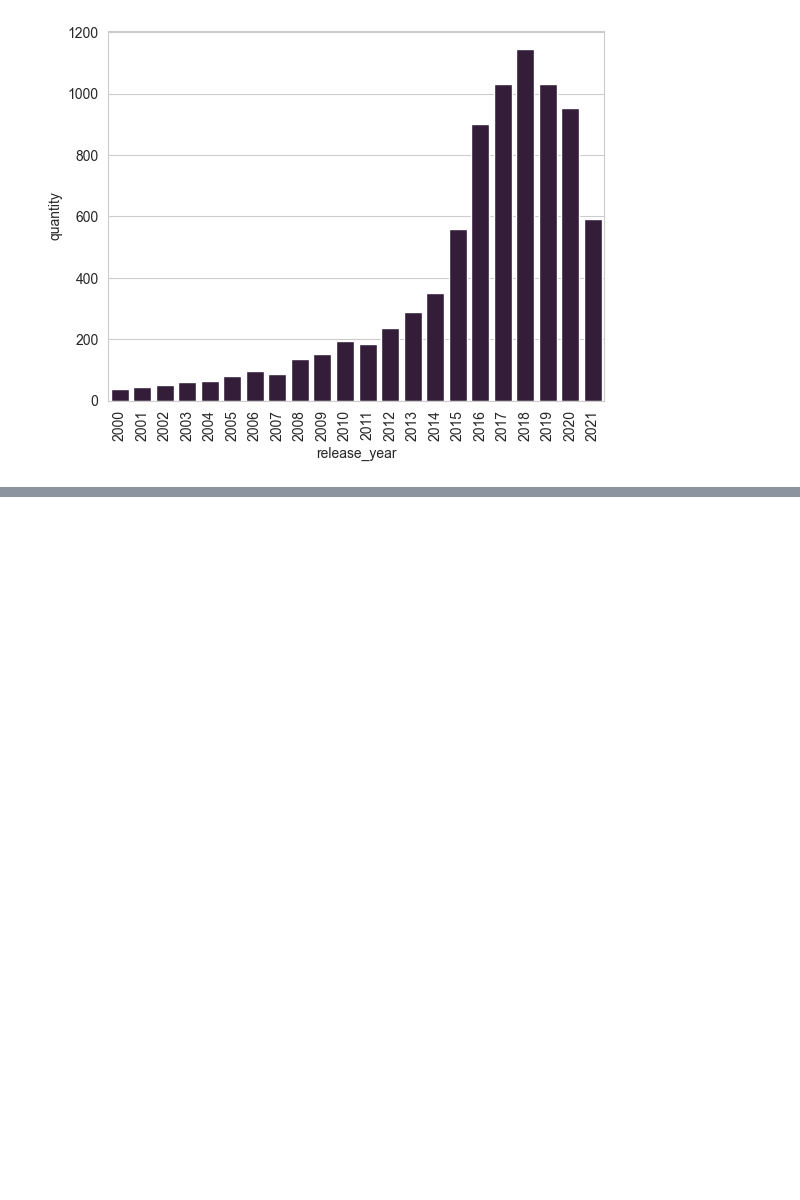
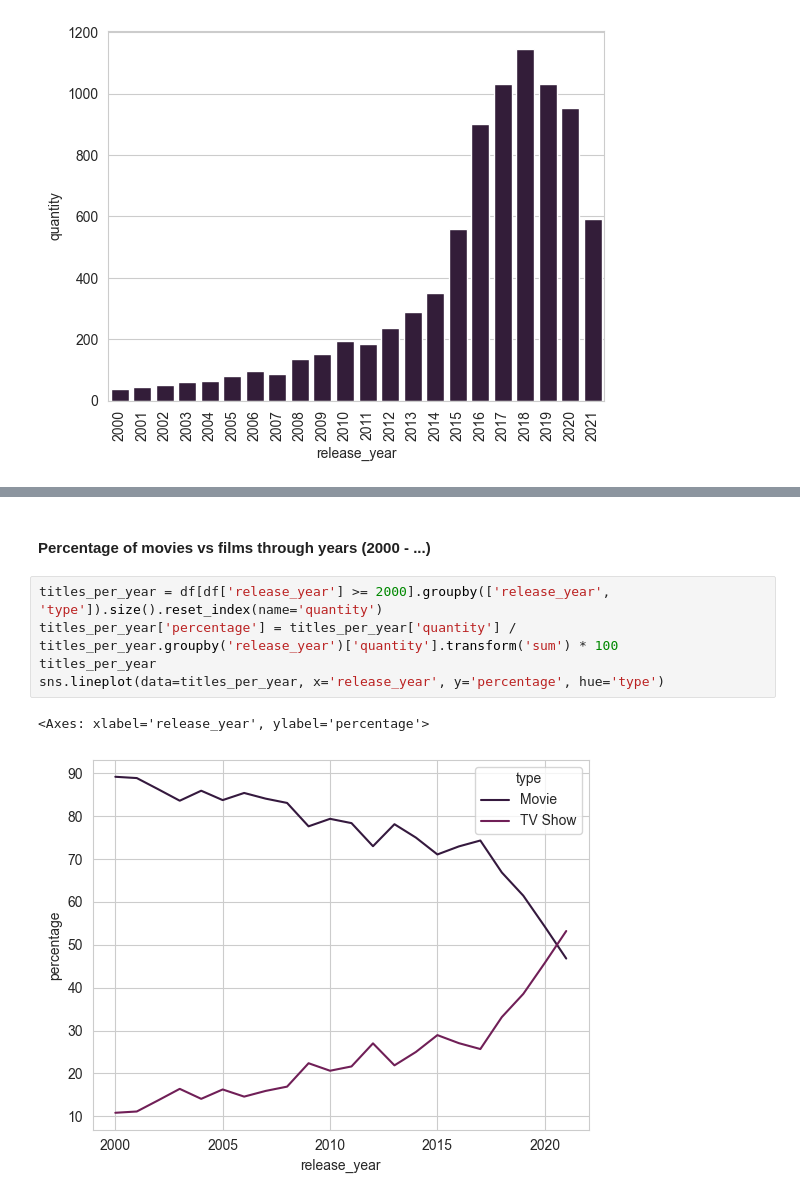
Before and after one commit to dubajstan/Netflix-Titles-Analysis, a Jupyter notebook: src/main.ipynb, the cells around one changed output, grey strips where cells are left out. Cells and saved outputs as stored; diff of their text form; blank space fills up the shorter version.

Commit message:
add perc movie vs series

```diff
--- a/src/main.ipynb
+++ b/src/main.ipynb
@@ -184,0 +183,10 @@ bins = list(range(2000, 2021, 3))
+# %% [markdown]
+#### Percentage of movies vs films through years (2000 - ...)
+# %%
+titles_per_year = df[df['release_year'] >= 2000].groupby(['release_year', 'type']).size().reset_index(name='quantity')
+titles_per_year['percentage'] = titles_per_year['quantity'] / titles_per_year.groupby('release_year')['quantity'].transform('sum') * 100
+titles_per_year
+sns.lineplot(data=titles_per_year, x='release_year', y='percentage', hue='type')
+# %% [output]
+<Axes: xlabel='release_year', ylabel='percentage'>
+[figure, added]
```
Also changed, not shown: parts of 1 cell of this notebook.
